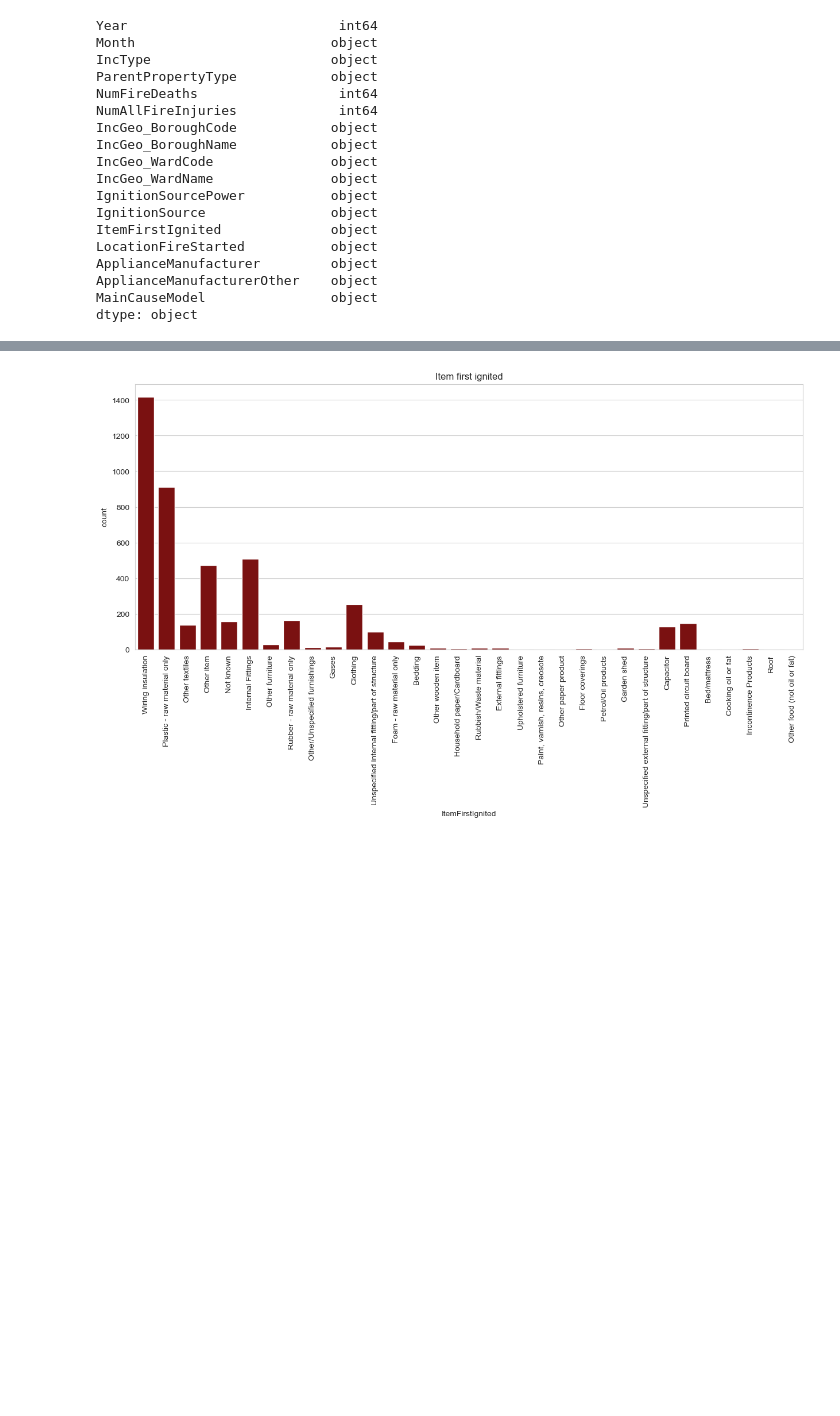
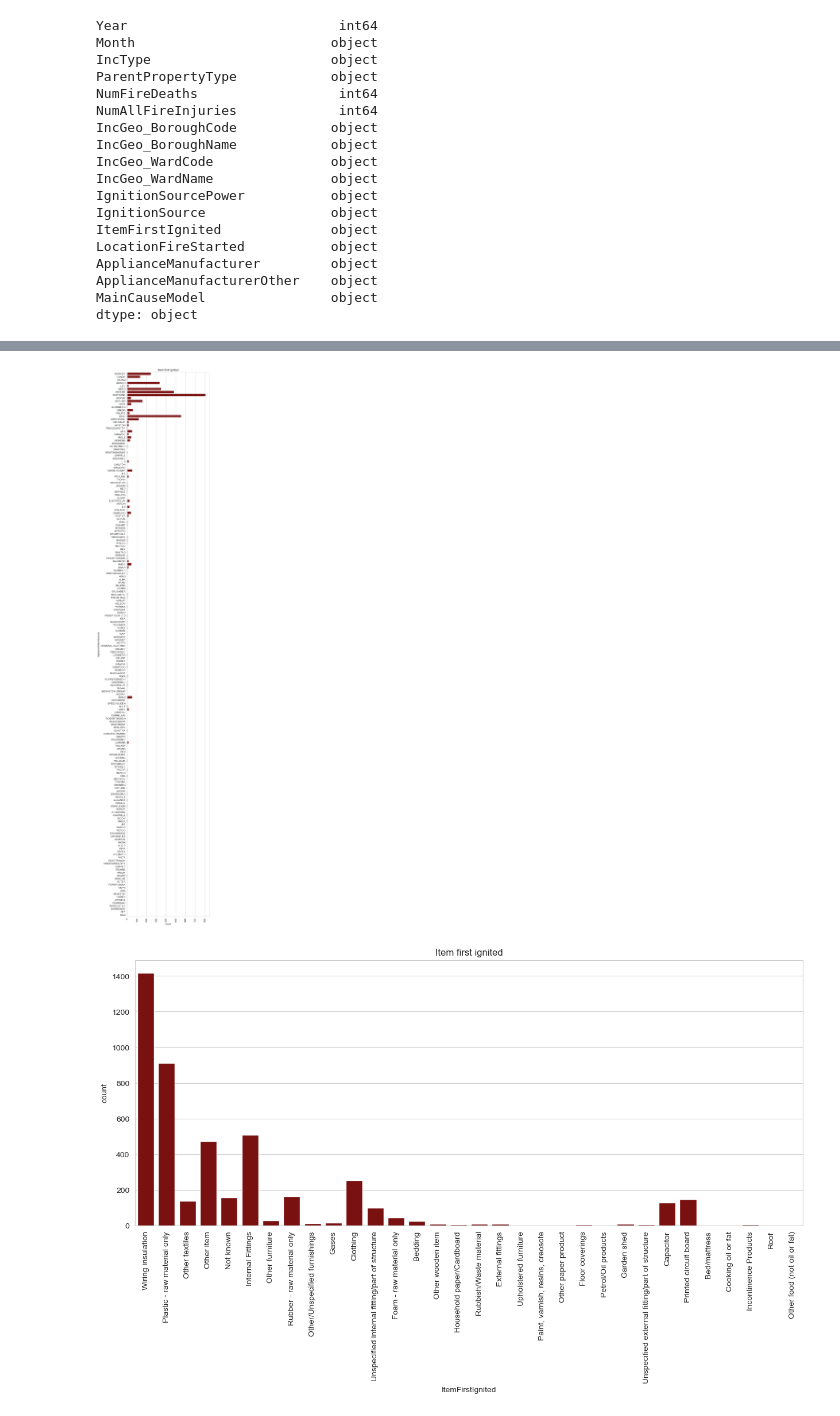
Before and after one commit to tgrubb550/Big-Data-Group-1, a Jupyter notebook: Fires EDA.ipynb, the cells around one changed output, grey strips where cells are left out. Saved outputs shown, nothing was run; the diff lists cells and outputs as text; code cells hidden in the pictures; blank space fills up the shorter version.

Commit message:
Added new charts

```diff
--- a/Fires EDA.ipynb
+++ b/Fires EDA.ipynb
@@ -49,6 +50,17 @@ fire_df.head(5)
 | 2 | 2009 | June | Primary Fire | Purpose Built Flats/Maisonettes | 0 | 1 | E09000016 | ... |
 | 3 | 2009 | July | Primary Fire | Purpose Built Flats/Maisonettes | 0 | 0 | E09000022 | ... |
 | 4 | 2009 | July | Primary Fire | Purpose Built Flats/Maisonettes | 0 | 0 | E09000007 | ... |
+# %%
+# Plot of the items ApplianceManufacturer
+
+plt.figure(figsize=(6, 40))
+
+sns.countplot(data=fire_df, y='ApplianceManufacturer', color='darkred')
+plt.xticks(rotation=90)
+plt.title("Item first ignited")
+plt.show()
+# %% [output]
+[figure, added]
 # %%
 # Plot of the item first ignited source
 
```
Also changed, not shown: parts of 13 cells of this notebook, 1 other file.
